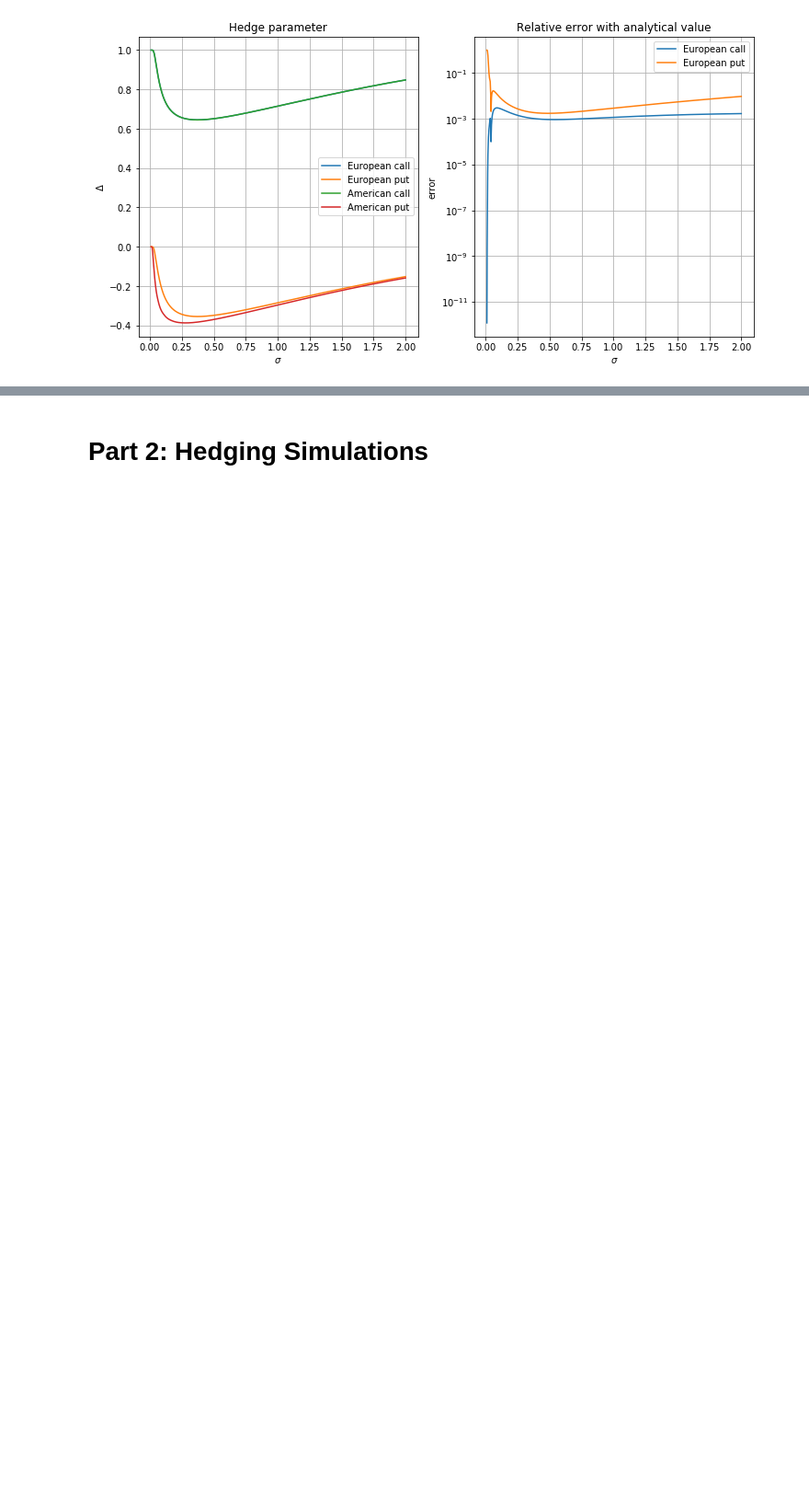
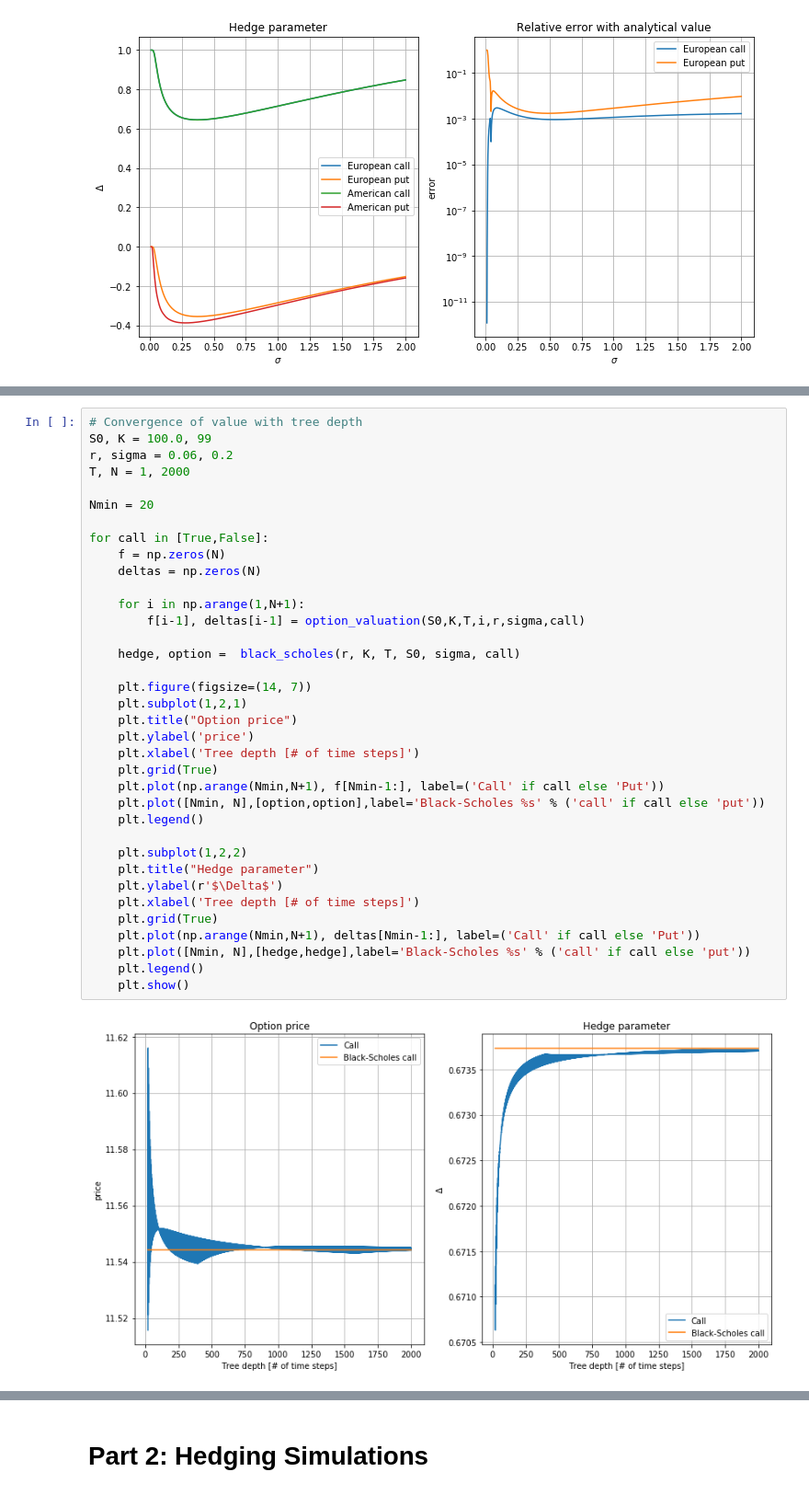
Before and after one commit to krishnakanthsasi/ComputationFin-nce-18, a Jupyter notebook: lab1/lab_assignment_1.ipynb, the cells around one changed output, grey strips where cells are left out. Shown: that part at 92% size. Saved outputs shown, nothing was run; the diff lists cells and outputs as text; blank space fills up the shorter version.

```diff
--- a/lab1/lab_assignment_1.ipynb
+++ b/lab1/lab_assignment_1.ipynb
@@ -242,0 +291,38 @@ plt.show()
+# %%
+# Convergence of value with tree depth
+S0, K = 100.0, 99
+r, sigma = 0.06, 0.2
+T, N = 1, 2000
+
+Nmin = 20
+
+for call in [True,False]:
+    f = np.zeros(N)
+    deltas = np.zeros(N)
+
+    for i in np.arange(1,N+1):
+        f[i-1], deltas[i-1] = option_valuation(S0,K,T,i,r,sigma,call)
+
+    hedge, option =  black_scholes(r, K, T, S0, sigma, call)
+
+    plt.figure(figsize=(14, 7))
+    plt.subplot(1,2,1)
+    plt.title("Option price")
+    plt.ylabel('price')
+    plt.xlabel('Tree depth [# of time steps]')
+    plt.grid(True)
+    plt.plot(np.arange(Nmin,N+1), f[Nmin-1:], label=('Call' if call else 'Put'))
+    plt.plot([Nmin, N],[option,option],label='Black-Scholes %s' % ('call' if call else 'put'))
+    plt.legend()
+
+    plt.subplot(1,2,2)
+    plt.title("Hedge parameter")
+    plt.ylabel(r'$\Delta$')
+    plt.xlabel('Tree depth [# of time steps]')
+    plt.grid(True)
+    plt.plot(np.arange(Nmin,N+1), deltas[Nmin-1:], label=('Call' if call else 'Put'))
+    plt.plot([Nmin, N],[hedge,hedge],label='Black-Scholes %s' % ('call' if call else 'put'))
+    plt.legend()
+    plt.show()
+# %% [output]
+[figure, added]
```
Also changed, not shown: parts of 3 cells of this notebook, 4 other files.
